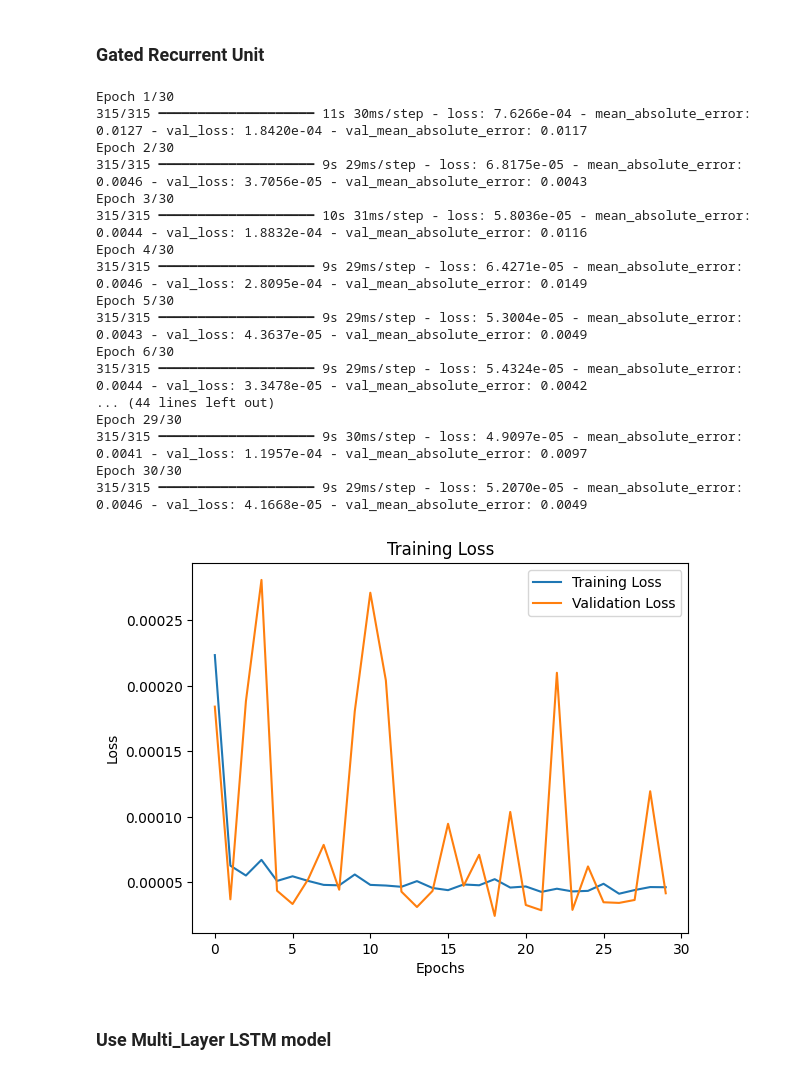
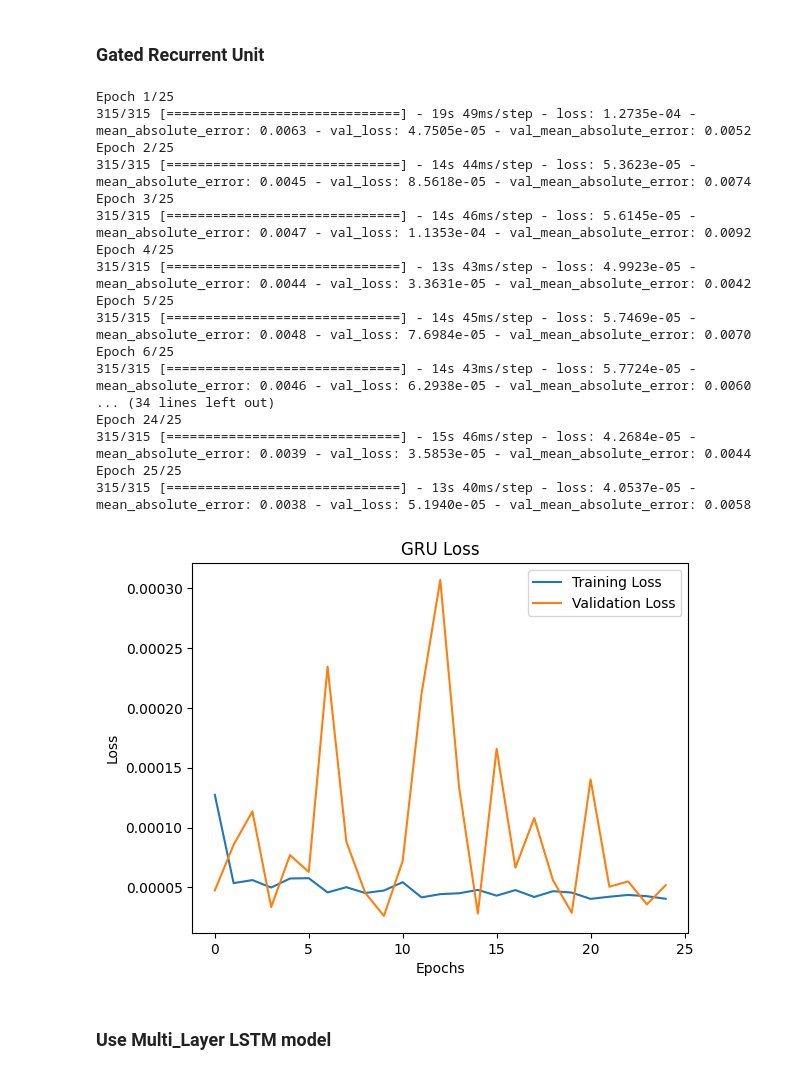
Before and after one commit to asimMahat/Stock-Market-Prediction, a Jupyter notebook: LSTM_predictor.ipynb, the cells around one changed output. Cells and saved outputs as stored; diff of their text form; code cells hidden in the pictures.

```diff
--- a/LSTM_predictor.ipynb
+++ b/LSTM_predictor.ipynb
@@ -80,3 +79,9 @@ The output implies the presence of 15797 rows of data with one "closing price" f
+# %%
+features = ["Close"]
+
+scaler = MinMaxScaler(feature_range=(0, 1))
+data_transform = scaler.fit_transform(data[features])
+data_transform_df = pd.DataFrame(columns=features, data=data_transform, index = data.index)
 # %% [markdown]
 ### Preparing data to feed into LSTM model
 # %%
@@ -88,7 +93,9 @@ def create_sequences(data, time_step):
 # Input reshaped to [samples, time steps, features]
 
 time_step = 60
-X, y = create_sequences(data_scaled, time_step)
+# X, y = create_sequences(data_scaled, time_step)
+X, y = create_sequences(data_transform, time_step)
+print(X.shape, y.shape)
 X = X.reshape(X.shape[0], X.shape[1], 1)
 X.shape, y.shape
 # %% [output]
@@ -210,18 +219,17 @@ plt.show()
 # %% [markdown]
 ### Gated Recurrent Unit
 # %%
-
-
-def create_gru_model(time_step, features=1):
+def create_gru_model(time_step, features=1, lr=0.001):
     model = Sequential()
-    model.add(GRU(units=50, return_sequences=True, input_shape=(time_step, features)))
+    model.add(GRU(units=50, return_sequences=True, activation="tanh", input_shape=(time_step, features)))
     model.add(Dropout(0.2))
-    model.add(GRU(units=50, return_sequences=False))
+    model.add(GRU(units=60))
     model.add(Dropout(0.2))
-    model.add(Dense(units=25))
+    model.add(Dense(units=30))
+    model.add(Dense(units=15))
     model.add(Dense(units=1))
     model.compile(
-        optimizer=Adam(learning_rate=0.001),
+        optimizer=Adam(learning_rate=lr),
         loss="mean_squared_error",
         metrics=["mean_absolute_error"],
     )
@@ -229,36 +237,36 @@ def create_gru_model(time_step, features=1):
 time_steps = 60
 model_gru = create_gru_model(time_steps)
 # %%
-history_gru = model_gru.fit(X_train, y_train, validation_split=0.2, batch_size=32, epochs=30)
+history_gru = model_gru.fit(X_train, y_train, validation_split=0.2, batch_size=32, epochs=25)
 # %% [output]
-Epoch 1/30
-315/315 ━━━━━━━━━━━━━━━━━━━━ 11s 30ms/step - loss: 7.6266e-04 - mean_absolute_error: 0.0127 - val_loss: 1.8420e-04 - val_mean_absolute_error: 0.0117
-Epoch 2/30
-315/315 ━━━━━━━━━━━━━━━━━━━━ 9s 29ms/step - loss: 6.8175e-05 - mean_absolute_error: 0.0046 - val_loss: 3.7056e-05 - val_mean_absolute_error: 0.0043
-Epoch 3/30
-315/315 ━━━━━━━━━━━━━━━━━━━━ 10s 31ms/step - loss: 5.8036e-05 - mean_absolute_error: 0.0044 - val_loss: 1.8832e-04 - val_mean_absolute_error: 0.0116
-Epoch 4/30
-315/315 ━━━━━━━━━━━━━━━━━━━━ 9s 29ms/step - loss: 6.4271e-05 - mean_absolute_error: 0.0046 - val_loss: 2.8095e-04 - val_mean_absolute_error: 0.0149
-Epoch 5/30
-315/315 ━━━━━━━━━━━━━━━━━━━━ 9s 29ms/step - loss: 5.3004e-05 - mean_absolute_error: 0.0043 - val_loss: 4.3637e-05 - val_mean_absolute_error: 0.0049
-Epoch 6/30
-315/315 ━━━━━━━━━━━━━━━━━━━━ 9s 29ms/step - loss: 5.4324e-05 - mean_absolute_error: 0.0044 - val_loss: 3.3478e-05 - val_mean_absolute_error: 0.0042
-... (44 lines left out)
-Epoch 29/30
-315/315 ━━━━━━━━━━━━━━━━━━━━ 9s 30ms/step - loss: 4.9097e-05 - mean_absolute_error: 0.0041 - val_loss: 1.1957e-04 - val_mean_absolute_error: 0.0097
-Epoch 30/30
-315/315 ━━━━━━━━━━━━━━━━━━━━ 9s 29ms/step - loss: 5.2070e-05 - mean_absolute_error: 0.0046 - val_loss: 4.1668e-05 - val_mean_absolute_error: 0.0049
+Epoch 1/25
+315/315 [==============================] - 19s 49ms/step - loss: 1.2735e-04 - mean_absolute_error: 0.0063 - val_loss: 4.7505e-05 - val_mean_absolute_error: 0.0052
+Epoch 2/25
+315/315 [==============================] - 14s 44ms/step - loss: 5.3623e-05 - mean_absolute_error: 0.0045 - val_loss: 8.5618e-05 - val_mean_absolute_error: 0.0074
+Epoch 3/25
+315/315 [==============================] - 14s 46ms/step - loss: 5.6145e-05 - mean_absolute_error: 0.0047 - val_loss: 1.1353e-04 - val_mean_absolute_error: 0.0092
+Epoch 4/25
+315/315 [==============================] - 13s 43ms/step - loss: 4.9923e-05 - mean_absolute_error: 0.0044 - val_loss: 3.3631e-05 - val_mean_absolute_error: 0.0042
+Epoch 5/25
+315/315 [==============================] - 14s 45ms/step - loss: 5.7469e-05 - mean_absolute_error: 0.0048 - val_loss: 7.6984e-05 - val_mean_absolute_error: 0.0070
+Epoch 6/25
+315/315 [==============================] - 14s 43ms/step - loss: 5.7724e-05 - mean_absolute_error: 0.0046 - val_loss: 6.2938e-05 - val_mean_absolute_error: 0.0060
+... (34 lines left out)
+Epoch 24/25
+315/315 [==============================] - 15s 46ms/step - loss: 4.2684e-05 - mean_absolute_error: 0.0039 - val_loss: 3.5853e-05 - val_mean_absolute_error: 0.0044
+Epoch 25/25
+315/315 [==============================] - 13s 40ms/step - loss: 4.0537e-05 - mean_absolute_error: 0.0038 - val_loss: 5.1940e-05 - val_mean_absolute_error: 0.0058
 # %%
 plt.plot(history_gru.history["loss"], label="Training Loss")
 plt.plot(history_gru.history["val_loss"], label="Validation Loss")
-plt.title("Training Loss")
+plt.title("GRU Loss")
 plt.xlabel("Epochs")
 plt.ylabel("Loss")
 plt.legend()
 plt.show()
 # plt.savefig("GRU_LOSS.png", bbox_inches="tight")
 # %% [output]
-[figure, old version]
+[figure, new version]
 # %% [markdown]
 ### Use Multi_Layer LSTM model
 # %%
```
Also changed, not shown: parts of 34 cells of this notebook, 1 other file.
